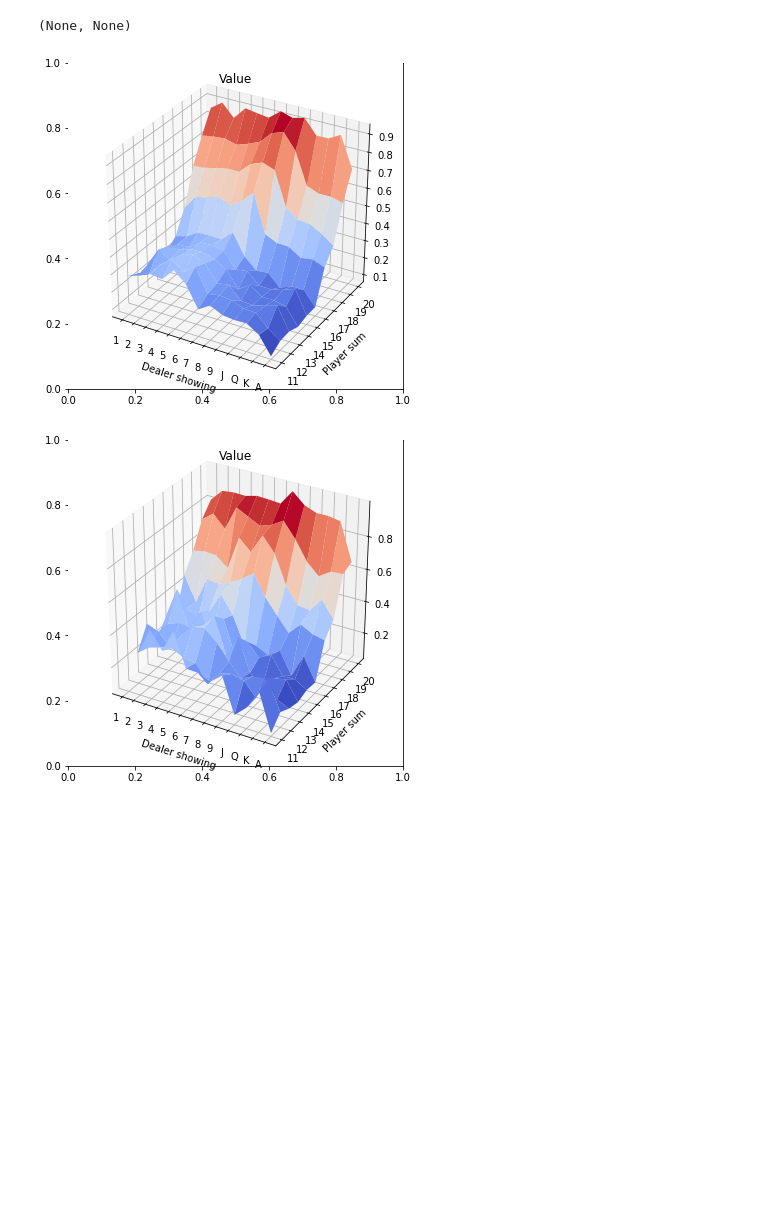
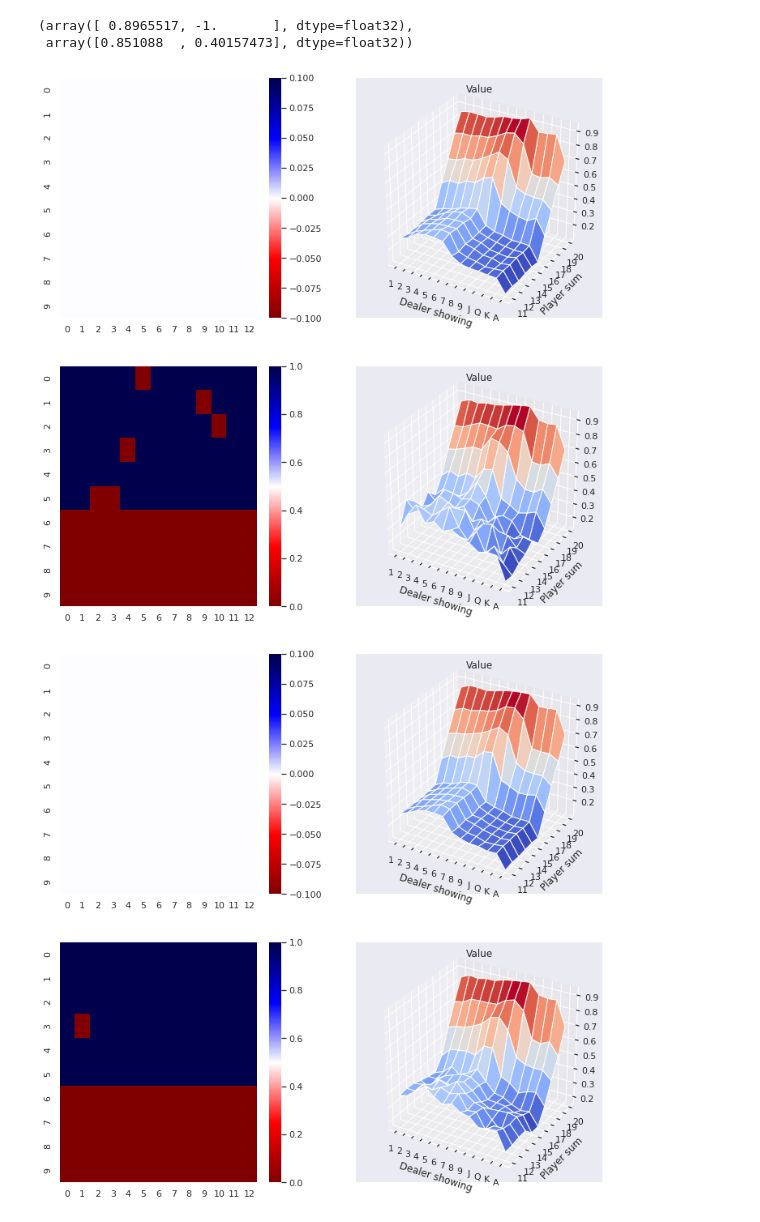
Before and after one commit to RDelg/rl-book, a Jupyter notebook: chapter5.ipynb, the cells around one changed output. Saved outputs shown, nothing was run; the diff lists cells and outputs as text; code cells hidden in the pictures; blank space fills up the shorter version.

```diff
--- a/chapter5.ipynb
+++ b/chapter5.ipynb
@@ -292,6 +303,37 @@ mc.predict(200000)
-# %%
-plot_state_value(mc.state_value[:,0,:]), plot_state_value(mc.state_value[:,1,:])
-# %% [output]
-(None, None)
-[figure, removed]
-[figure, removed]
+# %%
+env = BlackJack()
+mc = MonteCarloController(env)
+mc.predict(n=1000, state=(21, 1, 0))
+# Notar que aunque tome hit como accion, al tener un ace usable hay más partidas ganadas que perdidas.
+mc.state_action_value[-1,0,0,:], mc.state_action_value[-1,1,0,:]
+# %% [output]
+(array([ 0.8965517, -1.       ], dtype=float32),
+ array([0.851088  , 0.40157473], dtype=float32))
+# %%
+def figure_5_2(figsize=(12,12)):
+
+    env = BlackJack()
+    mc = MonteCarloController(env)
+
+    max_iterations = 5
+    eps = 0.3
+    mc_iterations = 500000
+
+    for _ in tqdm(range(max_iterations)):
+        policy = mc.generate_soft_policy(mc.greedy_policy, eps)
+        mc.predict(n=mc_iterations, policy=policy)
+        fig = plt.figure(figsize=figsize)
+        ax = fig.add_subplot(222, projection='3d')
+        plot_state_value(mc.state_value[:,0,:], ax=ax)
+        ax = fig.add_subplot(224, projection='3d')
+        plot_state_value(mc.state_value[:,1,:], ax=ax)
+
+        ax = fig.add_subplot(221)
+        g = sns.heatmap(mc.greedy_policy[:,0,:], cmap='seismic_r', ax=ax)
+        ax = fig.add_subplot(223)
+        g = sns.heatmap(mc.greedy_policy[:,1,:], cmap='seismic_r', ax=ax)
+
+figure_5_2()
+# %% [output]
+[figure, added]
+[figure, added]
```
Also changed, not shown: parts of 6 cells of this notebook.
